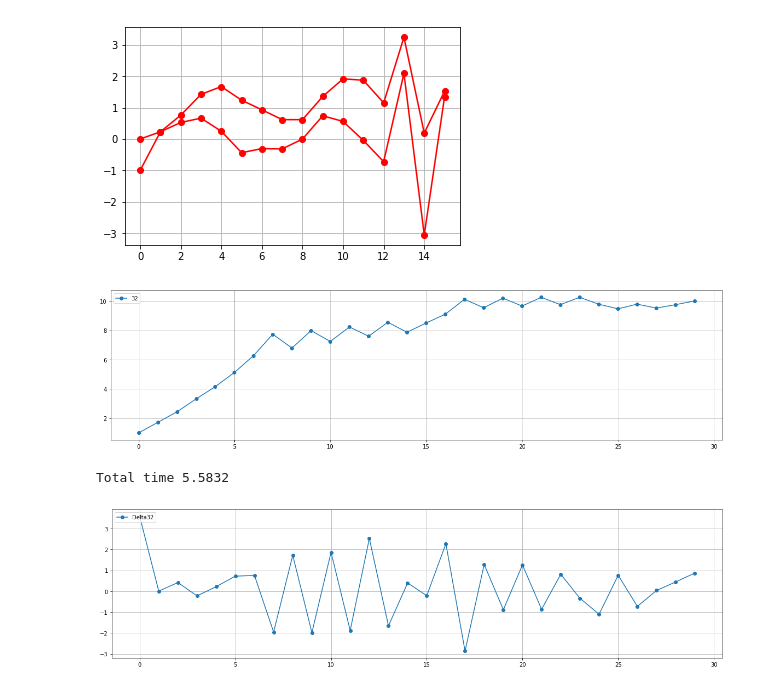
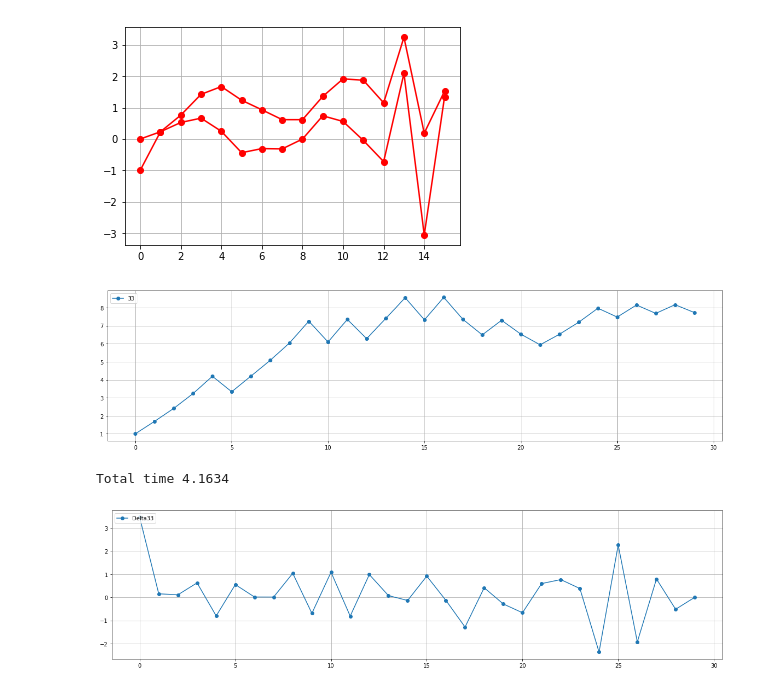
Before and after one commit to AndreeaStefan/SmartuistWrapper, a Jupyter notebook: evaluation/PlotResults.ipynb, the cells around one changed output. Cells and saved outputs as stored; diff of their text form; code cells hidden in the pictures.

Commit message:
PLAYER 33; reduced decreasing rate of learning rate 7/8 and no more threshold for delta

```diff
--- a/evaluation/PlotResults.ipynb
+++ b/evaluation/PlotResults.ipynb
@@ -111,7 +111,7 @@ plt.show()
 # player 8 = change effort
 # player 9 = same as 8
 
-players = [32]
+players = [33]
 results = []
 gradientStats = []
 path ="C:\\Users\\huber\\OneDrive\\Dokumenty\\thesis-hubert\\unity\\SmartuistWrapper\\tapResult.csv"
@@ -166,36 +166,36 @@ print("Total time", totalTime/60000)
 gradientStats = [0] * 100
 f = open(pathStatsA, "r")
 player = -1
 for x in f:
     line = x.split(',')
     if int(line[0]) == player:
         gradientStats[player].append(line)
     else:
         player = int(line[0])
         gradientStats[player] = []
         gradientStats[player].append(line)
 f.close()
 
 # delta
 
 for p in players:
     tmp = gradientStats[p]
     gain = []
     prevGain = []
     for words in tmp:
         gain.append(float(words[5]))
         prevGain.append(float(words[4]))
 
     delta = np.array(gain) - np.array(prevGain)
     x = list(range(0, len(delta)))
     plt.plot(x, delta, 'o-', label="Delta"+str(p))
 plt.legend(loc='upper left')
 plt.grid(True)
 plt.show()
 # %% [output]
-[figure, old version]
+[figure, new version]
-Total time 5.5832
+Total time 4.1634
-[figure, old version]
+[figure, new version]
 # %%
 # gain
 
```
Also changed, not shown: parts of 1 cell of this notebook, 3 other files.
